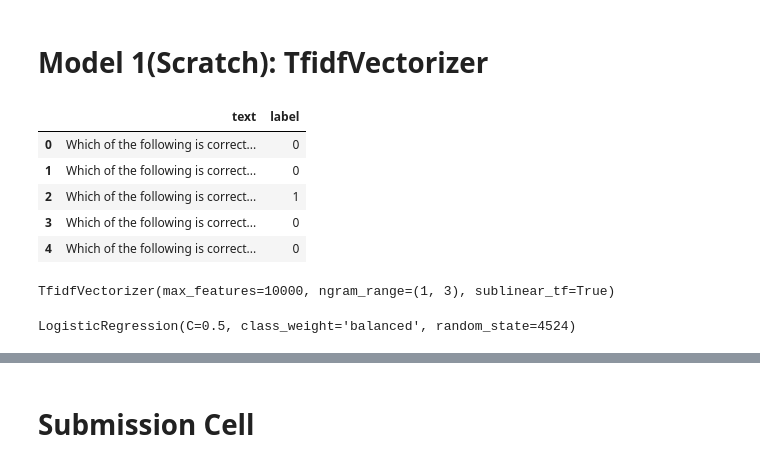
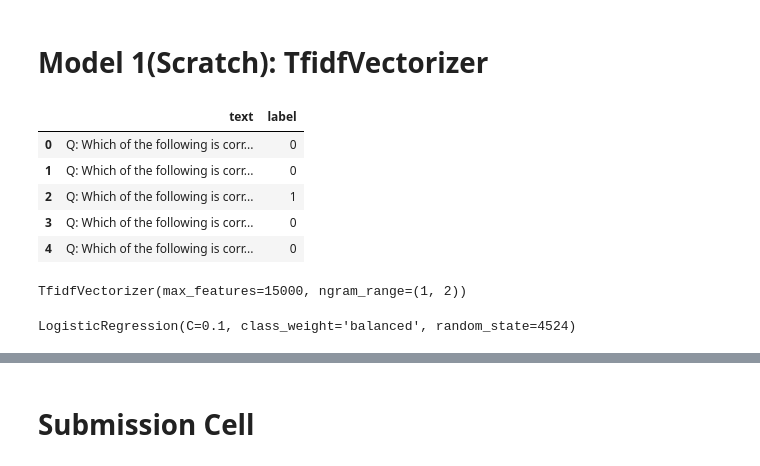
Before and after one commit to pranay-aggarwal/Smart-MCQ-Solver, a Jupyter notebook: kaggle_notebook.ipynb, the cells around one changed output, grey strips where cells are left out. Cells and saved outputs as stored; diff of their text form; code cells hidden in the pictures.

```diff
--- a/kaggle_notebook.ipynb
+++ b/kaggle_notebook.ipynb
@@ -101,29 +101,29 @@ train_df, val_df = train_test_split(train,test_size=0.2,stratify=train["answer"]
 # %%
 train_data_lr = []
 
 for _, row in train_df.iterrows():
     prompt = str(row['prompt'])
     correct_answer = row['answer']
 
     for option in ['A', 'B', 'C', 'D', 'E']:
         option_text = str(row[option])
         is_correct = 1 if option == correct_answer else 0
-        text_combined = prompt + " " + option_text
+        text_combined = "Q: " + prompt + " A: " + option_text
 
         train_data_lr.append({
             'text': text_combined,
             'label': is_correct
         })
 
 df_train_lr = pd.DataFrame(train_data_lr)
 df_train_lr.head()
 # %% [output]
 |  | text | label |
-| 0 | Which of the following is correct... | 0 |
-| 1 | Which of the following is correct... | 0 |
-| 2 | Which of the following is correct... | 1 |
-| 3 | Which of the following is correct... | 0 |
-| 4 | Which of the following is correct... | 0 |
+| 0 | Q: Which of the following is corr... | 0 |
+| 1 | Q: Which of the following is corr... | 0 |
+| 2 | Q: Which of the following is corr... | 1 |
+| 3 | Q: Which of the following is corr... | 0 |
+| 4 | Q: Which of the following is corr... | 0 |
 # %%
 all_text = []
 
@@ -132,22 +132,21 @@ for col in ['prompt', 'A', 'B', 'C', 'D', 'E']:
     all_text.extend(test[col].fillna('').astype(str))
 
 vectorizer = TfidfVectorizer(
-    max_features=10000,
-    ngram_range=(1, 3),
-    sublinear_tf=True
+    max_features=15000,
+    ngram_range=(1, 2),
 )
 
 vectorizer.fit(all_text)
 # %% [output]
-TfidfVectorizer(max_features=10000, ngram_range=(1, 3), sublinear_tf=True)
+TfidfVectorizer(max_features=15000, ngram_range=(1, 2))
 # %%
 X_train_tfidf = vectorizer.transform(df_train_lr['text'])
 y_train = df_train_lr['label']
 
-lr_model = LogisticRegression(class_weight='balanced',C=0.5, random_state=4524)
+lr_model = LogisticRegression(class_weight='balanced',C=0.1, random_state=4524)
 lr_model.fit(X_train_tfidf, y_train)
 # %% [output]
-LogisticRegression(C=0.5, class_weight='balanced', random_state=4524)
+LogisticRegression(C=0.1, class_weight='balanced', random_state=4524)
 # %%
 def predict_top3_lr(df, vectorizer, model):
     predictions = []
```
Also changed, not shown: parts of 3 cells of this notebook.
